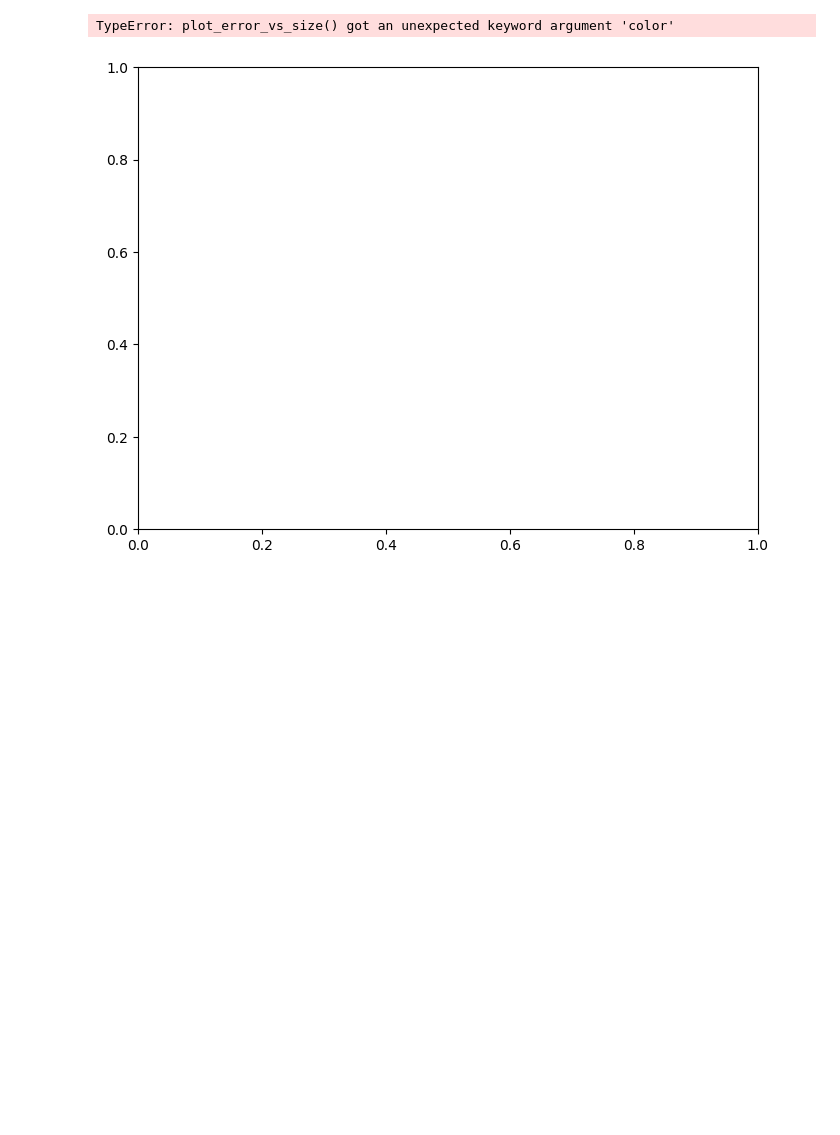
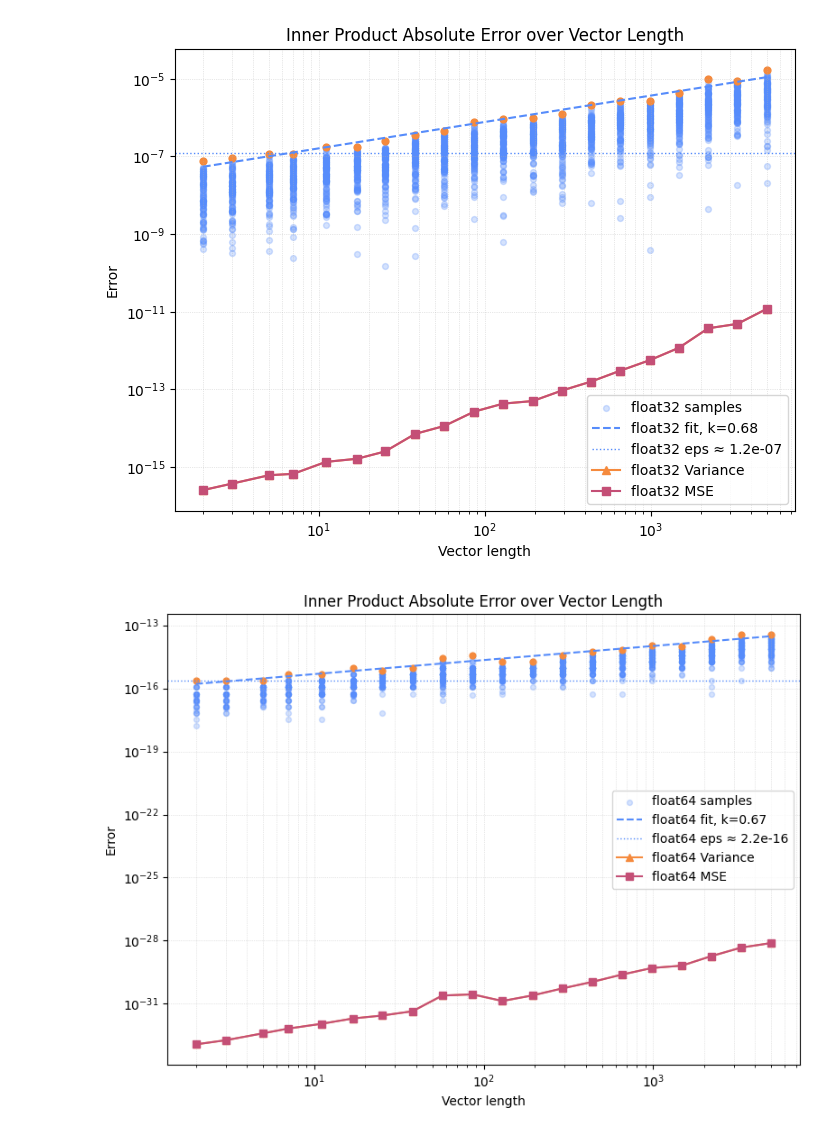
Before and after one commit to yuele-he/mixed-precision-qr-analysis, a Jupyter notebook: notebook/02_inner_product_error_analysis.ipynb, the cells around one changed output. Cells and saved outputs as stored; diff of their text form; code cells hidden in the pictures; blank space fills up the shorter version.

```diff
--- a/notebook/02_inner_product_error_analysis.ipynb
+++ b/notebook/02_inner_product_error_analysis.ipynb
@@ -11,34 +11,33 @@ repeats = 100
 # %%
 value_range = (-1, 1)
 
 # Run experiment
 exp = InnerProductExperiment(dtype_list, sizes, repeats, value_range)
 exp.run()
 
 
 
 for dtype in dtype_list:
     fig, ax = plt.subplots(figsize=(8, 6))
     error_matrix = np.array(exp.results[dtype])  # shape: [repeats, len(sizes)]
     plot_error_vs_size(
         sizes=sizes,
         error_matrix=error_matrix,
         dtype=dtype,
         label=dtype.__name__,
-        color="royalblue" if dtype == np.float32 else "darkorange",
         ax=ax
     )
     var_matrix = np.var(error_matrix, axis=0)
     mse_matrix = np.mean((error_matrix - np.mean(error_matrix, axis=0))**2, axis=0)
     ax.plot(sizes, var_matrix, label=f"{dtype.__name__} Variance", marker='^')
     ax.plot(sizes, mse_matrix, label=f"{dtype.__name__} MSE", marker='s')
     ax.set_title("Inner Product Absolute Error over Vector Length")
     ax.legend()
 plt.tight_layout()
 plt.show()
 # %% [output]
-TypeError: plot_error_vs_size() got an unexpected keyword argument 'color'
-[figure, old version]
+[figure, new version]
+[figure, added]
 # %%
 
 value_range = (-1, 1)
```
Also changed, not shown: parts of 6 cells of this notebook, 5 other files.
